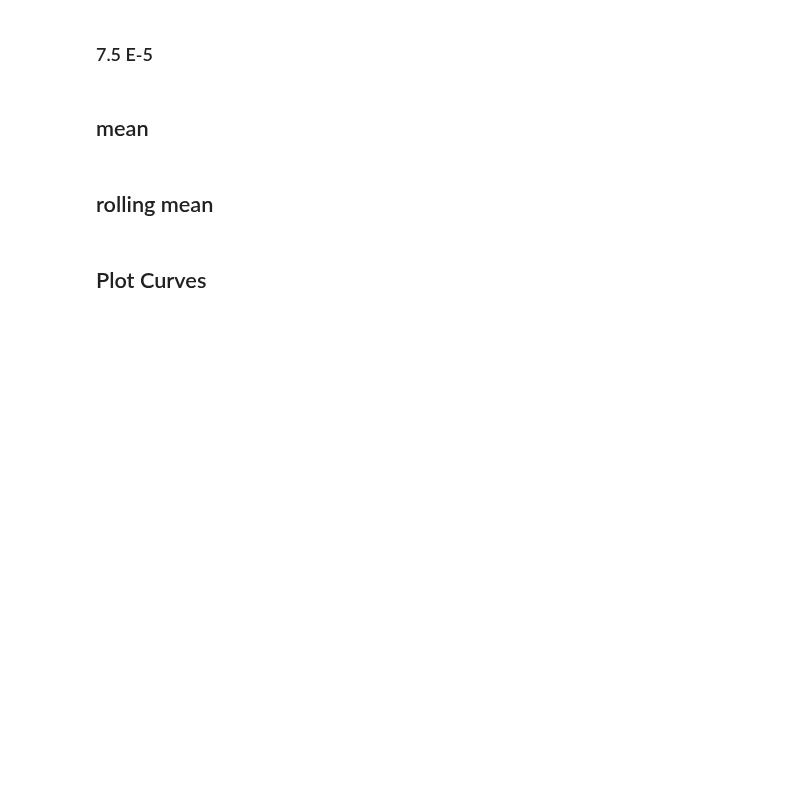
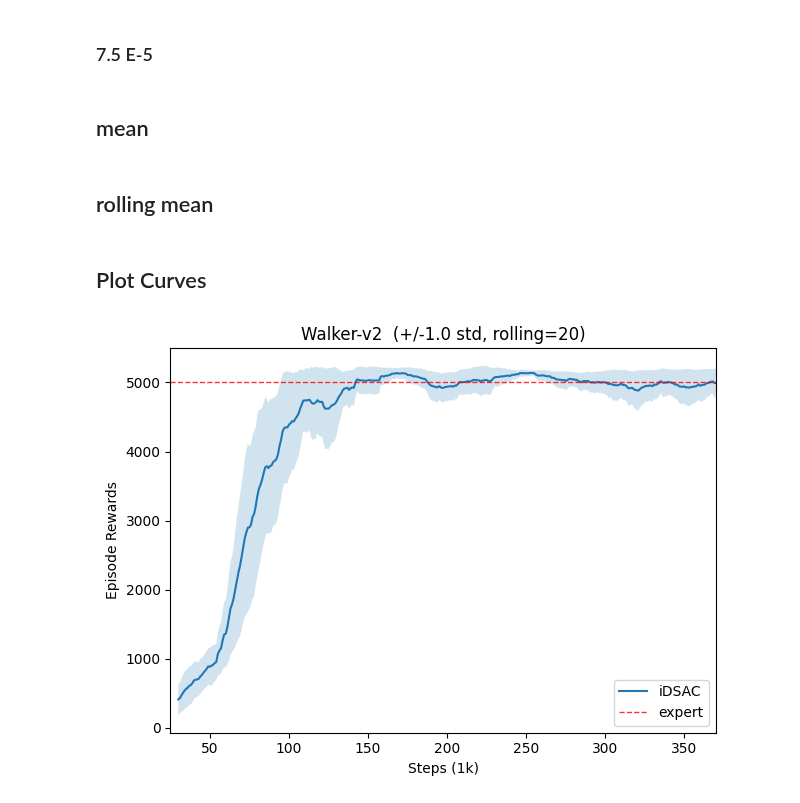
Before and after one commit to adibka/RIZE, a Jupyter notebook: plot.ipynb, the cells around one changed output. Cells and saved outputs as stored; diff of their text form; code cells hidden in the pictures; blank space fills up the shorter version.

```diff
--- a/plot.ipynb
+++ b/plot.ipynb
@@ -7,7 +7,7 @@ import scipy.stats as st
 # %% [markdown]
 # one run
 # %%
-path = 'data/idsac-walker2d-normal-iqn-neutral/idsac_walker2d_normal-iqn-neutral_2024_06_02_14_27_34_0000--s-0/progress.csv'
+path = 'data/idsac-walker2d-normal-iqn-neutral/idsac_walker2d_normal-iqn-neutral_2024_05_31_18_12_06_0000--s-0/progress.csv'
 # %%
 file = pandas.read_csv(path)
 # %%
@@ -384,7 +395,7 @@ def plot_curves(paths,
                          y1=(ma_r_mean - std_coef * ma_r_std),
                          y2=(ma_r_mean + std_coef * ma_r_std),
                          alpha=0.2)
-        plt.title(f"{env_id}-v2  ({std_coef} std, rolling={window})")
+        plt.title(f"{env_id}-v2  (+/-{std_coef} std, rolling={window})")
         plt.xlim(5 + window, 10 + max_iter)
     else:
         plt.plot(steps, r_mean, lw=1.5, label='iDSAC')
@@ -392,7 +403,7 @@ def plot_curves(paths,
                          y1=(r_mean - std_coef * r_std),
                          y2=(r_mean + std_coef * r_std),
                          alpha=0.2)
-        plt.title(f"{env_id}-v2  ({std_coef} std)")
+        plt.title(f"{env_id}-v2  (+/-{std_coef} std)")
         plt.xlim(5, 10 + max_iter)
 
     plt.axhline(y=expert_treshold, c='r', ls='--', lw=1, alpha=0.8, label='expert')
@@ -403,4 +414,6 @@ def plot_curves(paths,
     plt.show()
 # %%
 paths = (path_s0, path_s1, path_s2)
-plot_curves(paths, 'Walker', 5000, 360, std_coef=1.0, rolling=False, window=20)
+plot_curves(paths, 'Walker', 5000, 360, std_coef=1.0, rolling=True, window=20)
+# %% [output]
+[figure, added]
```
Also changed, not shown: parts of 4 cells of this notebook, 9 other files.
